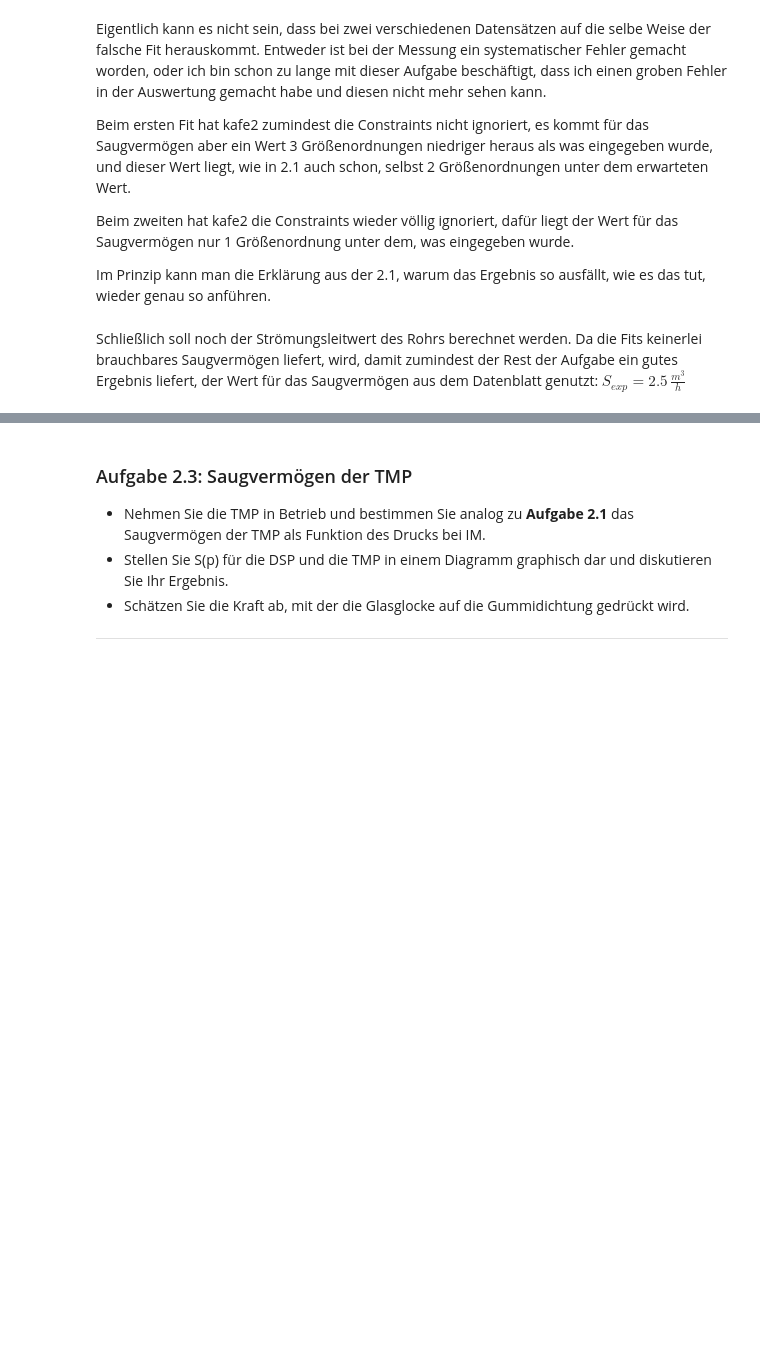
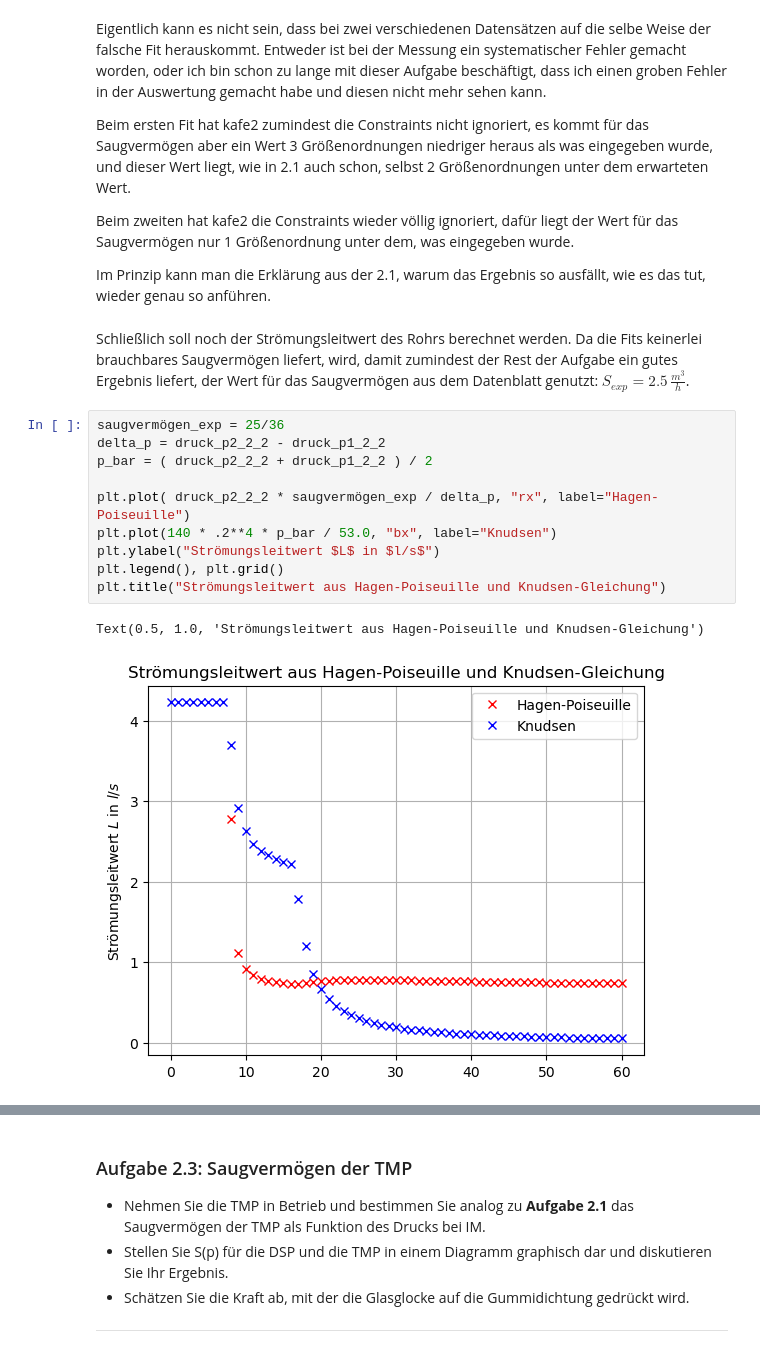
Before and after one commit to MRNock04/P2, a Jupyter notebook: Vakuum/Vakuum.ipynb, the cells around one changed output, grey strips where cells are left out. Drawn from its saved outputs; the diff is of its cells as text; blank space fills up the shorter version.

```diff
--- a/Vakuum/Vakuum.ipynb
+++ b/Vakuum/Vakuum.ipynb
@@ -431,4 +420,17 @@ Beim zweiten hat kafe2 die Constraints wieder völlig ignoriert, dafür liegt de
 
 Im Prinzip kann man die Erklärung aus der 2.1, warum das Ergebnis so ausfällt, wie es das tut, wieder genau so anführen.
 # %% [markdown]
-Schließlich soll noch der Strömungsleitwert des Rohrs berechnet werden. Da die Fits keinerlei brauchbares Saugvermögen liefert, wird, damit zumindest der Rest der Aufgabe ein gutes Ergebnis liefert, der Wert für das Saugvermögen aus dem Datenblatt genutzt: $S_{exp}=2.5\,\frac{m^3}{h}$
+Schließlich soll noch der Strömungsleitwert des Rohrs berechnet werden. Da die Fits keinerlei brauchbares Saugvermögen liefert, wird, damit zumindest der Rest der Aufgabe ein gutes Ergebnis liefert, der Wert für das Saugvermögen aus dem Datenblatt genutzt: $S_{exp}=2.5\,\frac{m^3}{h}$.
+# %%
+saugvermögen_exp = 25/36
+delta_p = druck_p2_2_2 - druck_p1_2_2
+p_bar = ( druck_p2_2_2 + druck_p1_2_2 ) / 2
+
+plt.plot( druck_p2_2_2 * saugvermögen_exp / delta_p, "rx", label="Hagen-Poiseuille")
+plt.plot(140 * .2**4 * p_bar / 53.0, "bx", label="Knudsen")
+plt.ylabel("Strömungsleitwert $L$ in $l/s$")
+plt.legend(), plt.grid()
+plt.title("Strömungsleitwert aus Hagen-Poiseuille und Knudsen-Gleichung")
+# %% [output]
+Text(0.5, 1.0, 'Strömungsleitwert aus Hagen-Poiseuille und Knudsen-Gleichung')
+[figure, added]
```
Also changed, not shown: parts of 19 cells of this notebook.
